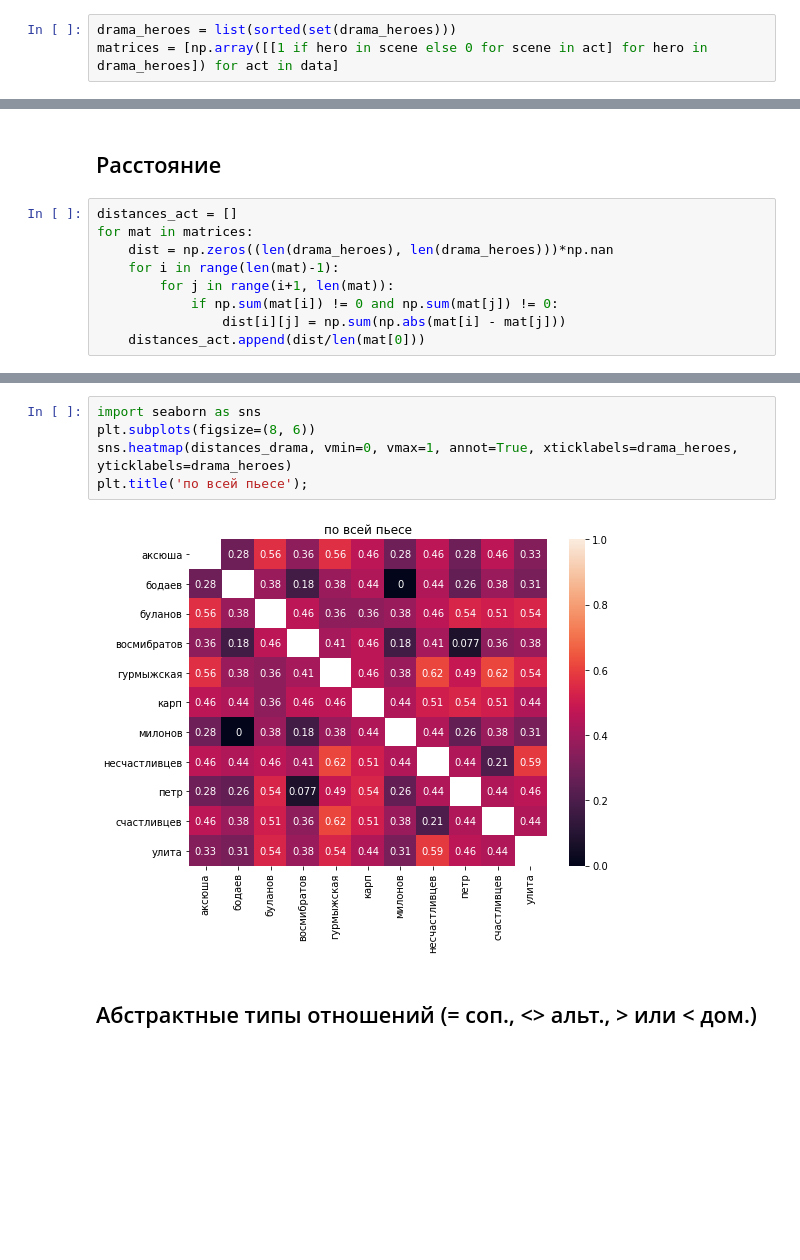
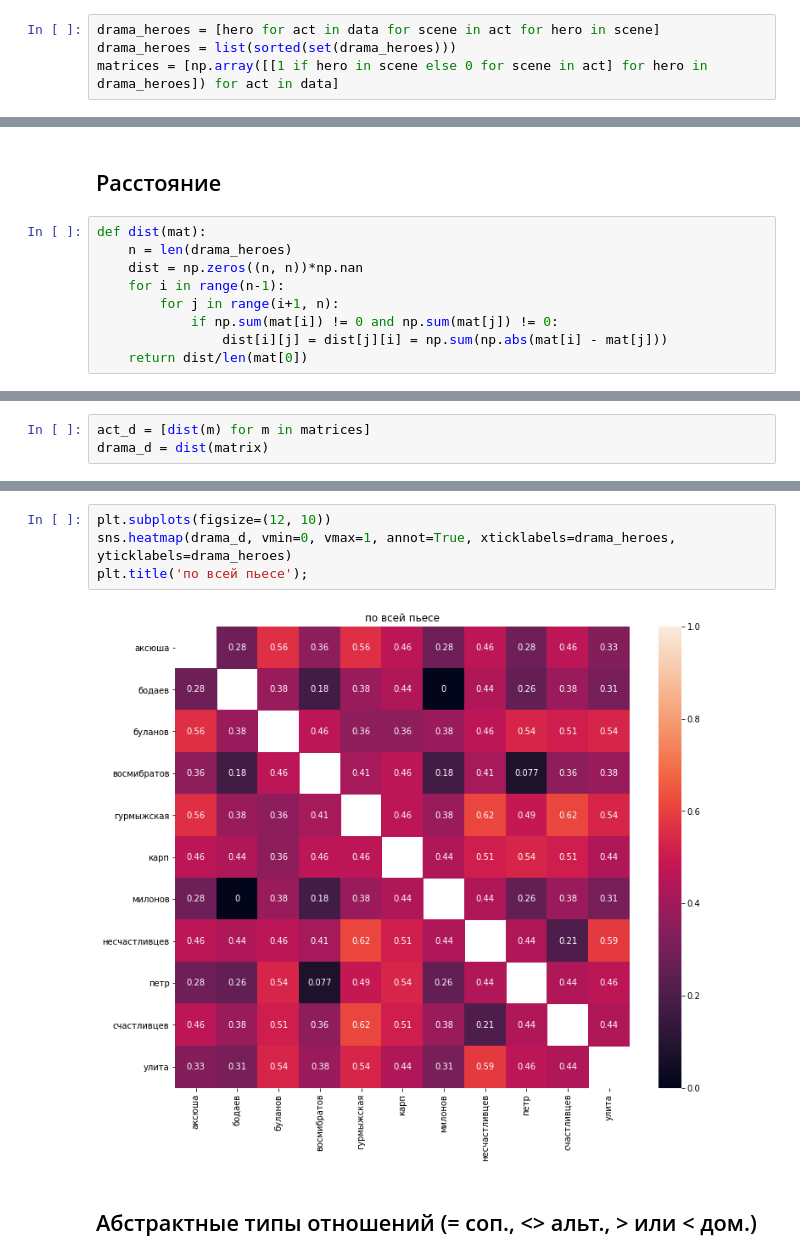
Before and after one commit to katya-avem/thesis_2019, a Jupyter notebook: forest.ipynb, the cells around one changed output, grey strips where cells are left out. Cells and saved outputs as stored; diff of their text form; blank space fills up the shorter version.

```diff
--- a/forest.ipynb
+++ b/forest.ipynb
@@ -56,6 +53,7 @@ busyness
 # %% [markdown]
 ## Матрица
 # %%
+drama_heroes = [hero for act in data for scene in act for hero in scene]
 drama_heroes = list(sorted(set(drama_heroes)))
 matrices = [np.array([[1 if hero in scene else 0 for scene in act] for hero in drama_heroes]) for act in data]
 # %%
@@ -150,11 +152,11 @@ plt.grid()
 # %% [markdown]
 ## Расстояние
 # %%
-distances_act = []
-for mat in matrices:
-    dist = np.zeros((len(drama_heroes), len(drama_heroes)))*np.nan
-    for i in range(len(mat)-1):
-        for j in range(i+1, len(mat)):
+def dist(mat):
+    n = len(drama_heroes)
+    dist = np.zeros((n, n))*np.nan
+    for i in range(n-1):
+        for j in range(i+1, n):
             if np.sum(mat[i]) != 0 and np.sum(mat[j]) != 0:
-                dist[i][j] = np.sum(np.abs(mat[i] - mat[j]))
-    distances_act.append(dist/len(mat[0]))
+                dist[i][j] = dist[j][i] = np.sum(np.abs(mat[i] - mat[j]))
+    return dist/len(mat[0])
@@ -167 +163,4 @@ distances_drama /= len(matrix[0])
+# %%
+act_d = [dist(m) for m in matrices]
+drama_d = dist(matrix)
 # %%
@@ -192,10 +189,9 @@ df.round(2)
 # %%
-import seaborn as sns
-plt.subplots(figsize=(8, 6))
-sns.heatmap(distances_drama, vmin=0, vmax=1, annot=True, xticklabels=drama_heroes, yticklabels=drama_heroes)
+plt.subplots(figsize=(12, 10))
+sns.heatmap(drama_d, vmin=0, vmax=1, annot=True, xticklabels=drama_heroes, yticklabels=drama_heroes)
 plt.title('по всей пьесе');
 # %% [output]
-[figure, old version]
+[figure, new version]
 # %% [markdown]
 ## Абстрактные типы отношений (= соп., <> альт., > или < дом.)
 # %%
```
Also changed, not shown: parts of 32 cells of this notebook, 2 other files.
